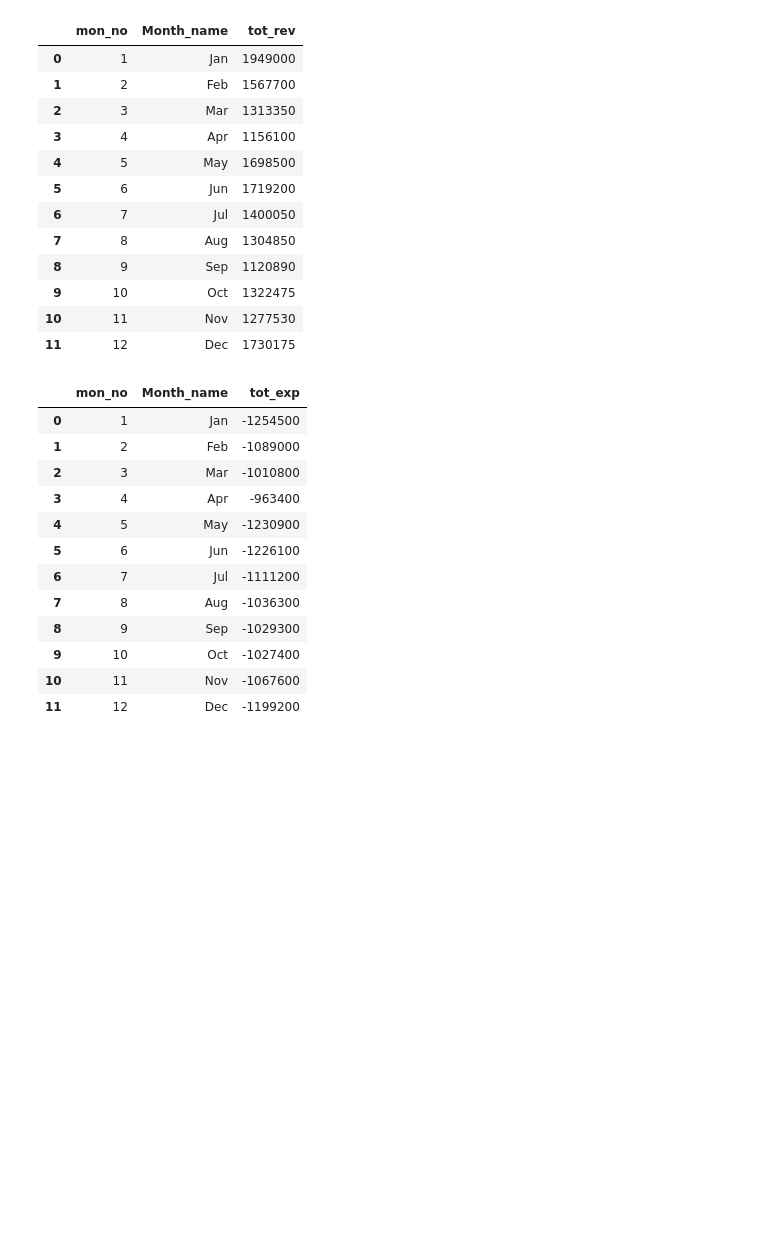
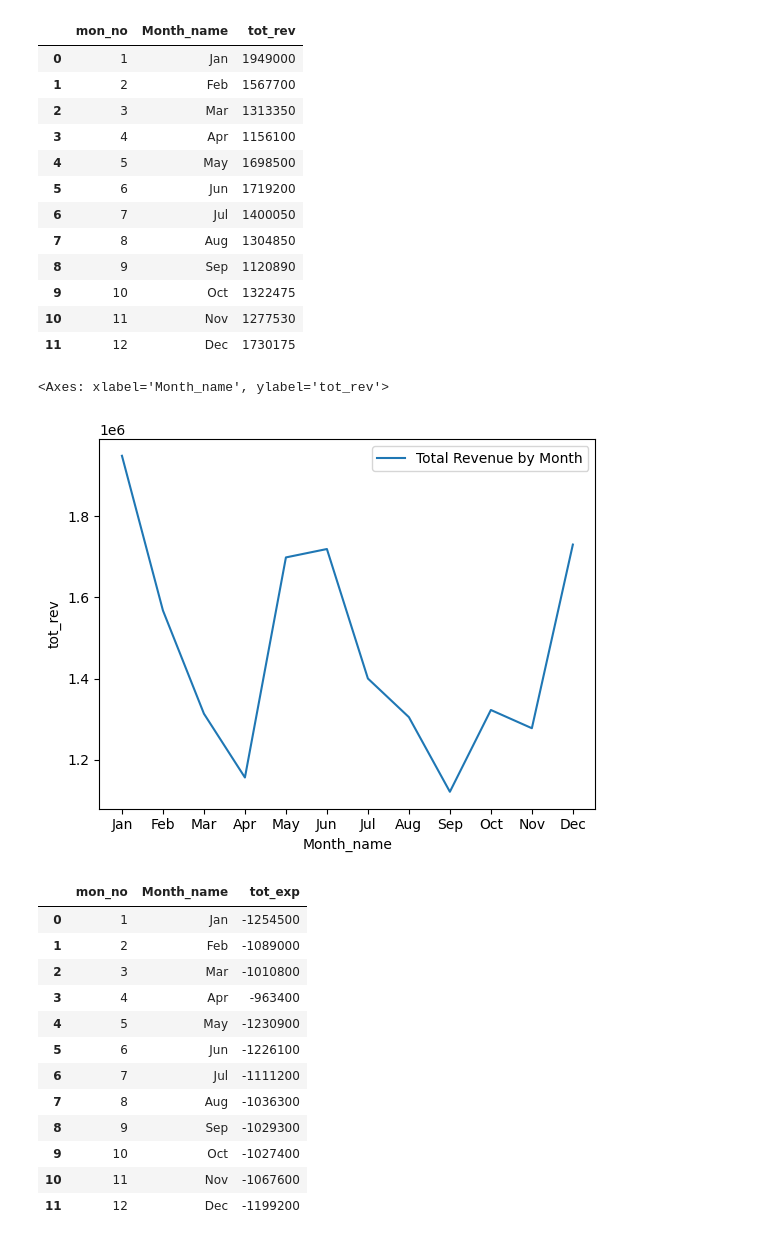
Before and after one commit to djibril968/Python_projects, a Jupyter notebook: Onyx_Financial_Analysis.ipynb, the cells around one changed output. Cells and saved outputs as stored; diff of their text form; code cells hidden in the pictures; blank space fills up the shorter version.

```diff
--- a/Onyx_Financial_Analysis.ipynb
+++ b/Onyx_Financial_Analysis.ipynb
@@ -380,6 +385,12 @@ tot_rev_by_month
 | 9 | 10 | Oct | 1322475 |
 | 10 | 11 | Nov | 1277530 |
 | 11 | 12 | Dec | 1730175 |
+# %%
+sns.set_color_codes('pastel')
+sns.lineplot(x= 'Month_name', y= 'tot_rev', data= tot_rev_by_month, label = 'Total Revenue by Month')
+# %% [output]
+<Axes: xlabel='Month_name', ylabel='tot_rev'>
+[figure, added]
 # %%
 #total exp by month
 tot_exp_by_month = trend_exp_extract.groupby(['mon_no','Month_name'])['Amount'].sum().reset_index(name= 'tot_exp').sort_values('mon_no', ascending = True)
```
Also changed, not shown: parts of 3 cells of this notebook.
